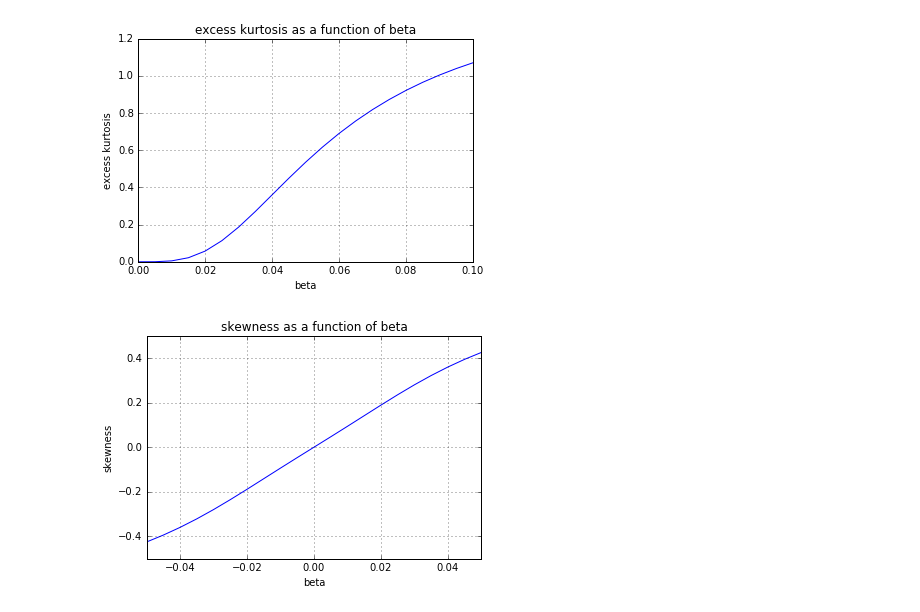
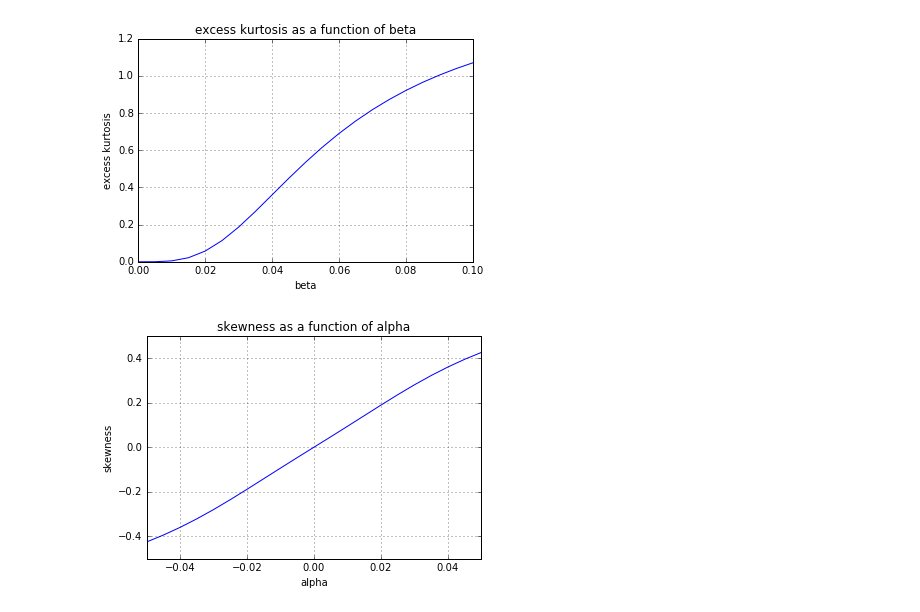
Before and after one commit to MatthiasThul/MertonJumpDiffusionAnalytics, a Jupyter notebook: MertonJumpDiffusion.ipynb, the cells around one changed output. Drawn from its saved outputs; the diff is of its cells as text; code cells hidden in the pictures.

```diff
--- a/MertonJumpDiffusion.ipynb
+++ b/MertonJumpDiffusion.ipynb
@@ -243,14 +243,14 @@ pyplot.savefig("ExcessKurtosisJumpVolatility.png")
 # %%
 # plot the skewness as a function of alpha
 beta = 0.02
 alphas = numpy.linspace(-0.05, 0.05, 21)
 skewness = [momentsFromCumulants(cumulantsMerton(maturity, rate, dividend, volatility, eta, alpha, beta))[2] for alpha in alphas]
 pyplot.plot(alphas, skewness)
 pyplot.grid(True)
 pyplot.xlim([alphas[0], alphas[-1]])
-pyplot.xlabel("beta")
+pyplot.xlabel("alpha")
 pyplot.ylabel("skewness")
-pyplot.title("skewness as a function of beta")
+pyplot.title("skewness as a function of alpha")
 pyplot.savefig("SkewnesssJumpMean.png")
 # %% [output]
-[figure, old version]
+[figure, new version]
```
Also changed, not shown: 1 other file.
